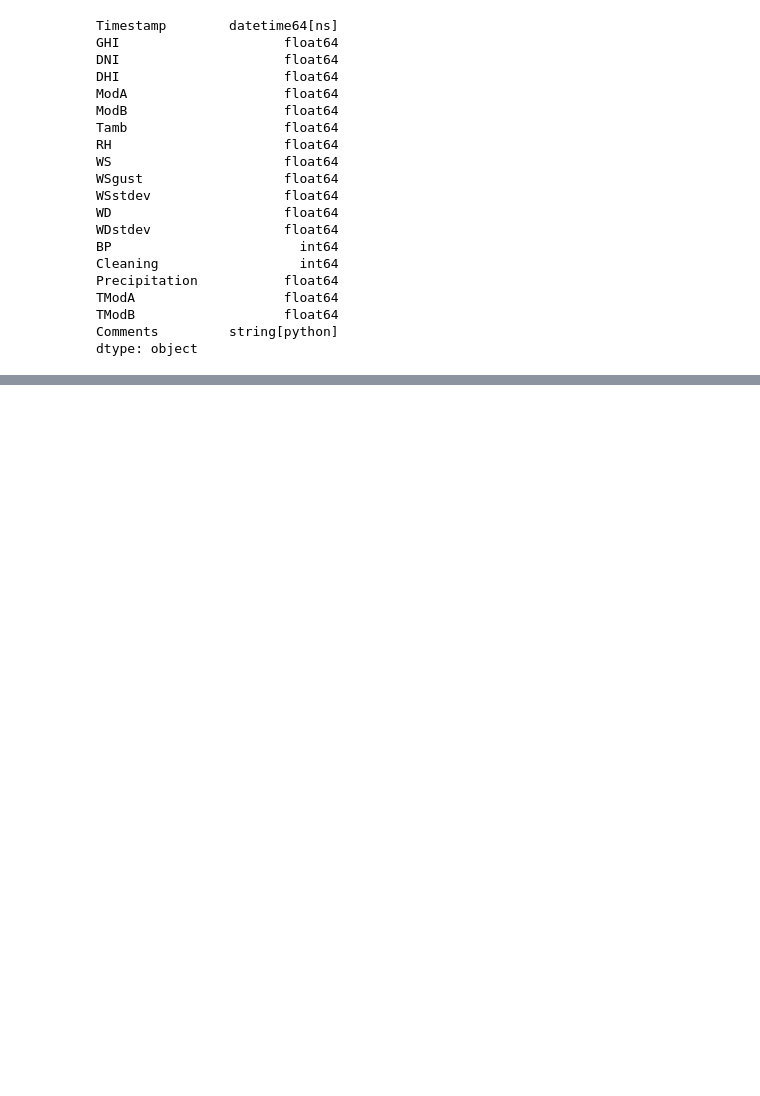
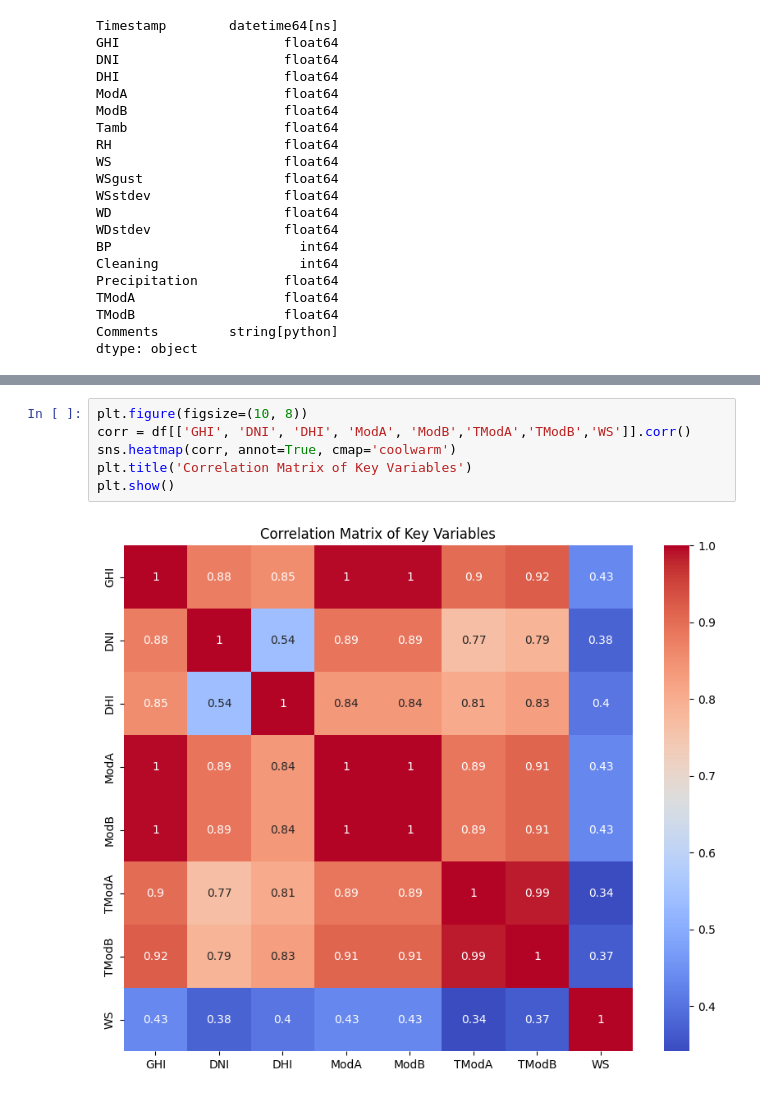
Before and after one commit to ayaf111/solar-challenge-week-0, a Jupyter notebook: notebooks/togo.ipynb, the cells around one changed output, grey strips where cells are left out. Drawn from its saved outputs; the diff is of its cells as text; blank space fills up the shorter version.

```diff
--- a/notebooks/togo.ipynb
+++ b/notebooks/togo.ipynb
@@ -129,0 +251,8 @@ dtype: object
+# %%
+plt.figure(figsize=(10, 8))
+corr = df[['GHI', 'DNI', 'DHI', 'ModA', 'ModB','TModA','TModB','WS']].corr()
+sns.heatmap(corr, annot=True, cmap='coolwarm')
+plt.title('Correlation Matrix of Key Variables')
+plt.show()
+# %% [output]
+[figure, added]
```
Also changed, not shown: parts of 13 cells of this notebook.
